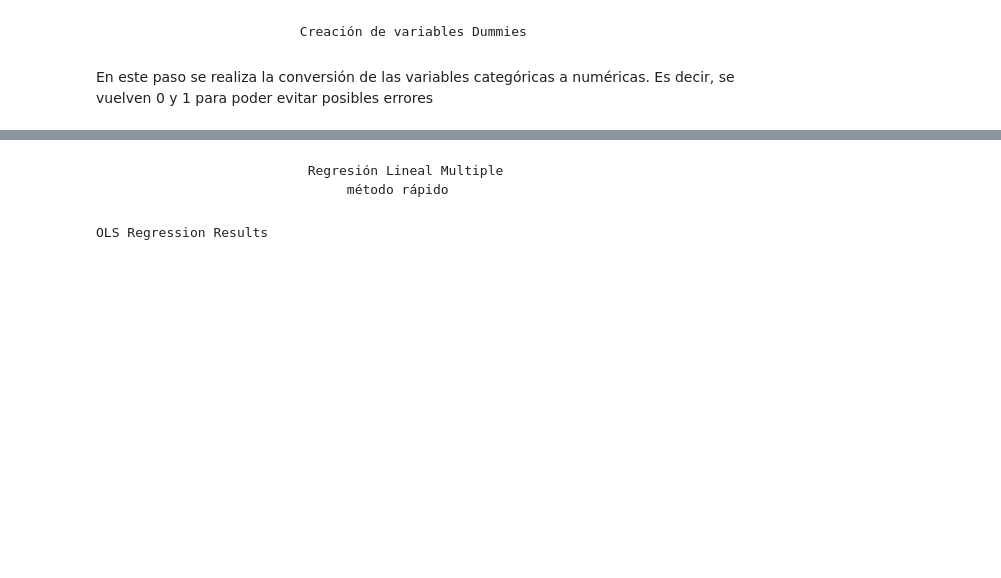
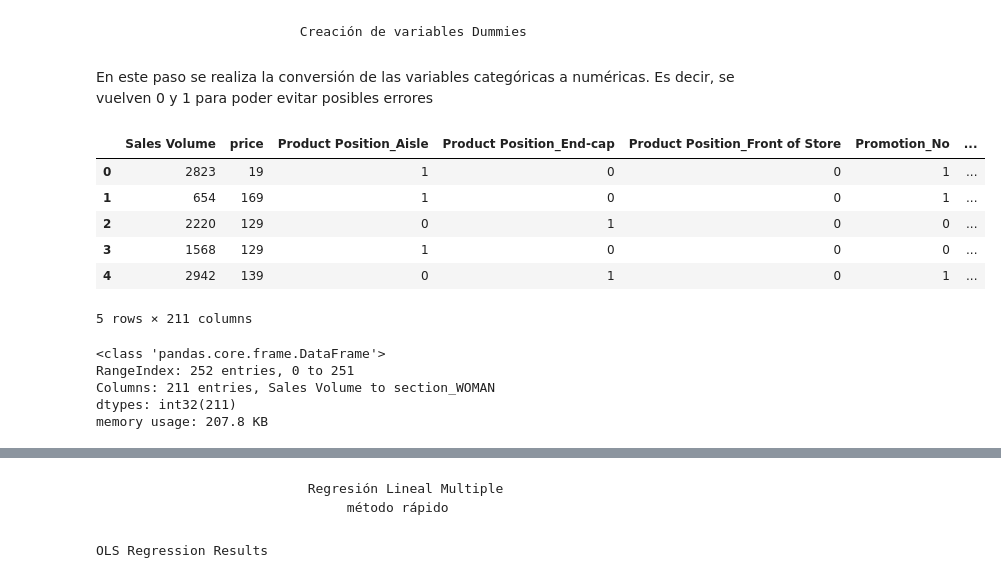
Before and after one commit to DiegoA45/CASO1, a Jupyter notebook: codecaso1.ipynb, the cells around one changed output, grey strips where cells are left out. Cells and saved outputs as stored; diff of their text form; code cells hidden in the pictures; blank space fills up the shorter version.

```diff
--- a/codecaso1.ipynb
+++ b/codecaso1.ipynb
@@ -141,2 +142,20 @@ df= pd.get_dummies(df,drop_first=True)
 
 df = df.astype(int)
+# %%
+df.head()
+# %% [output]
+|  | Sales Volume | price | Product Position_Aisle | Product Position_End-cap | Product Position_Front of Store | Promotion_No | ... |
+| 0 | 2823 | 19 | 1 | 0 | 0 | 1 | ... |
+| 1 | 654 | 169 | 1 | 0 | 0 | 1 | ... |
+| 2 | 2220 | 129 | 0 | 1 | 0 | 0 | ... |
+| 3 | 1568 | 129 | 1 | 0 | 0 | 0 | ... |
+| 4 | 2942 | 139 | 0 | 1 | 0 | 1 | ... |
+5 rows × 211 columns
+# %%
+df.info()
+# %% [output]
+<class 'pandas.core.frame.DataFrame'>
+RangeIndex: 252 entries, 0 to 251
+Columns: 211 entries, Sales Volume to section_WOMAN
+dtypes: int32(211)
+memory usage: 207.8 KB
```
Also changed, not shown: parts of 13 cells of this notebook.
